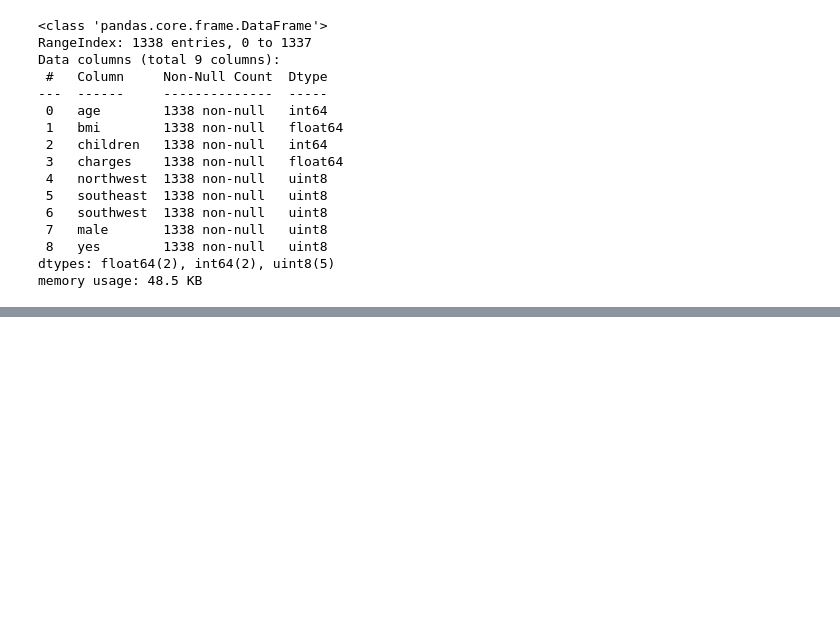
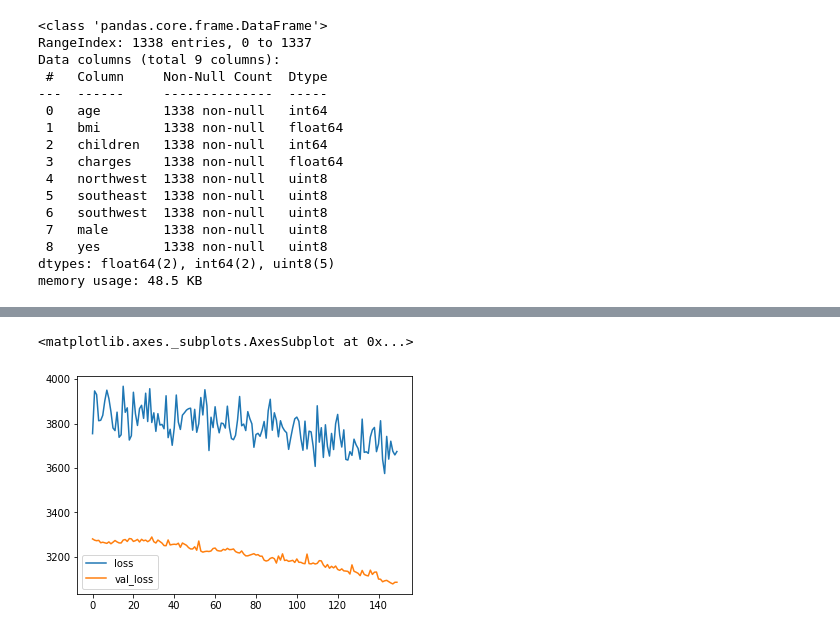
Before and after one commit to Fleapous/Tensorflow, a Jupyter notebook: GoogleColab/medical_cost/insurance.ipynb, the cells around one changed output, grey strips where cells are left out. Cells and saved outputs as stored; diff of their text form; code cells hidden in the pictures; blank space fills up the shorter version.

```diff
--- a/GoogleColab/medical_cost/insurance.ipynb
+++ b/GoogleColab/medical_cost/insurance.ipynb
@@ -115,0 +139,4 @@ memory usage: 48.5 KB
+# %%
+X_train = scaller.fit_transform(X_train)
+# %%
+X_test = scaller.transform(X_test)
@@ -115,0 +147,20 @@ memory usage: 48.5 KB
+# %%
+model = tf.keras.Sequential()
+
+model.add(tf.keras.layers.Dense(8, activation='relu'))
+# model.add(tf.keras.layers.Dropout(.3, seed=101))
+
+model.add(tf.keras.layers.Dense(100, activation='relu'))
+model.add(tf.keras.layers.Dropout(.5, seed=101))
+
+model.add(tf.keras.layers.Dense(50, activation='relu'))
+model.add(tf.keras.layers.Dropout(.2, seed=101))
+
+
+model.add(tf.keras.layers.Dense(1))
+
+model.compile(loss='mae',
+              optimizer='adam',
+              metrics=['mae'])
+# %%
+model.fit(X_train, y_train, epochs=150, validation_data=(X_test, y_test), verbose=1)
@@ -115,0 +186,6 @@ memory usage: 48.5 KB
+# %%
+losses = pd.DataFrame(model.history.history)
+losses[['loss', 'val_loss']].plot()
+# %% [output]
+<matplotlib.axes._subplots.AxesSubplot at 0x...>
+[figure, added]
```
Also changed, not shown: parts of 9 cells of this notebook.
